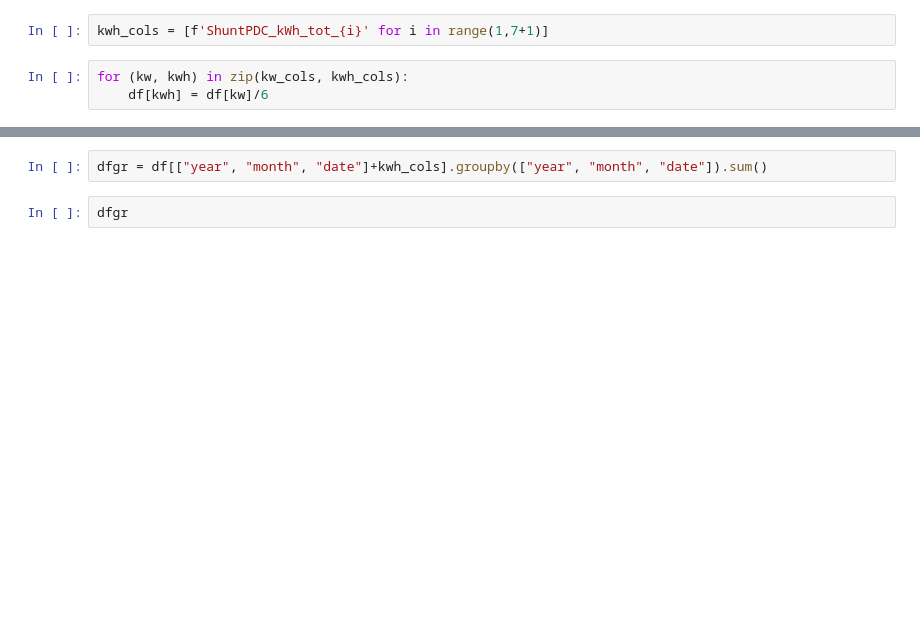
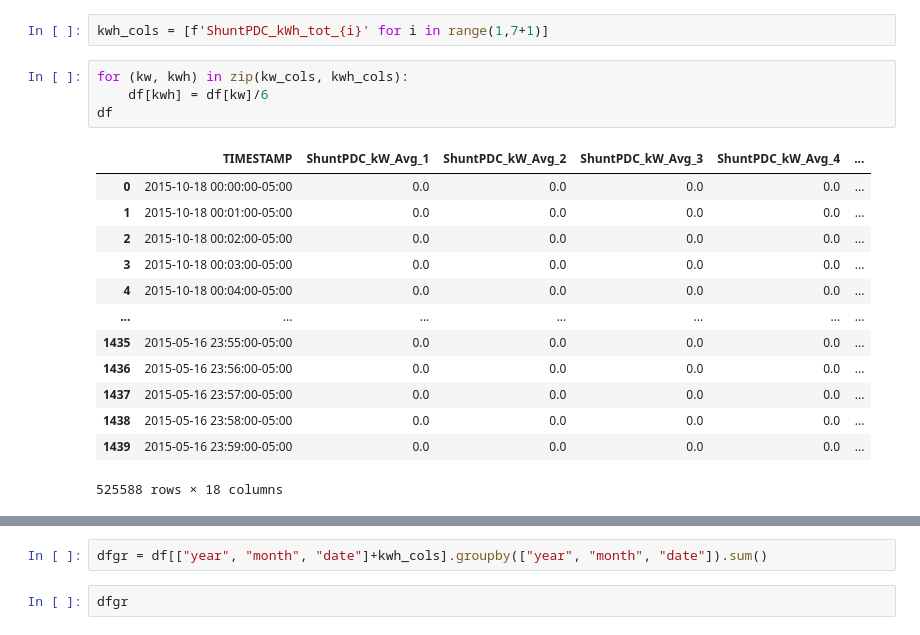
Before and after one commit to magbak/DMBA_2023, a Jupyter notebook: python_lecture/pandas_oppgaver_solar.ipynb, the cells around one changed output, grey strips where cells are left out. Saved outputs shown, nothing was run; the diff lists cells and outputs as text; blank space fills up the shorter version.

```diff
--- a/python_lecture/pandas_oppgaver_solar.ipynb
+++ b/python_lecture/pandas_oppgaver_solar.ipynb
@@ -76,3 +104,18 @@ kwh_cols = [f'ShuntPDC_kWh_tot_{i}' for i in range(1,7+1)]
 # %%
 for (kw, kwh) in zip(kw_cols, kwh_cols):
     df[kwh] = df[kw]/6
+df
+# %% [output]
+|  | TIMESTAMP | ShuntPDC_kW_Avg_1 | ShuntPDC_kW_Avg_2 | ShuntPDC_kW_Avg_3 | ShuntPDC_kW_Avg_4 | ... |
+| 0 | 2015-10-18 00:00:00-05:00 | 0.0 | 0.0 | 0.0 | 0.0 | ... |
+| 1 | 2015-10-18 00:01:00-05:00 | 0.0 | 0.0 | 0.0 | 0.0 | ... |
+| 2 | 2015-10-18 00:02:00-05:00 | 0.0 | 0.0 | 0.0 | 0.0 | ... |
+| 3 | 2015-10-18 00:03:00-05:00 | 0.0 | 0.0 | 0.0 | 0.0 | ... |
+| 4 | 2015-10-18 00:04:00-05:00 | 0.0 | 0.0 | 0.0 | 0.0 | ... |
+| ... | ... | ... | ... | ... | ... | ... |
+| 1435 | 2015-05-16 23:55:00-05:00 | 0.0 | 0.0 | 0.0 | 0.0 | ... |
+| 1436 | 2015-05-16 23:56:00-05:00 | 0.0 | 0.0 | 0.0 | 0.0 | ... |
+| 1437 | 2015-05-16 23:57:00-05:00 | 0.0 | 0.0 | 0.0 | 0.0 | ... |
+| 1438 | 2015-05-16 23:58:00-05:00 | 0.0 | 0.0 | 0.0 | 0.0 | ... |
+| 1439 | 2015-05-16 23:59:00-05:00 | 0.0 | 0.0 | 0.0 | 0.0 | ... |
+525588 rows × 18 columns
```
Also changed, not shown: parts of 16 cells of this notebook.
